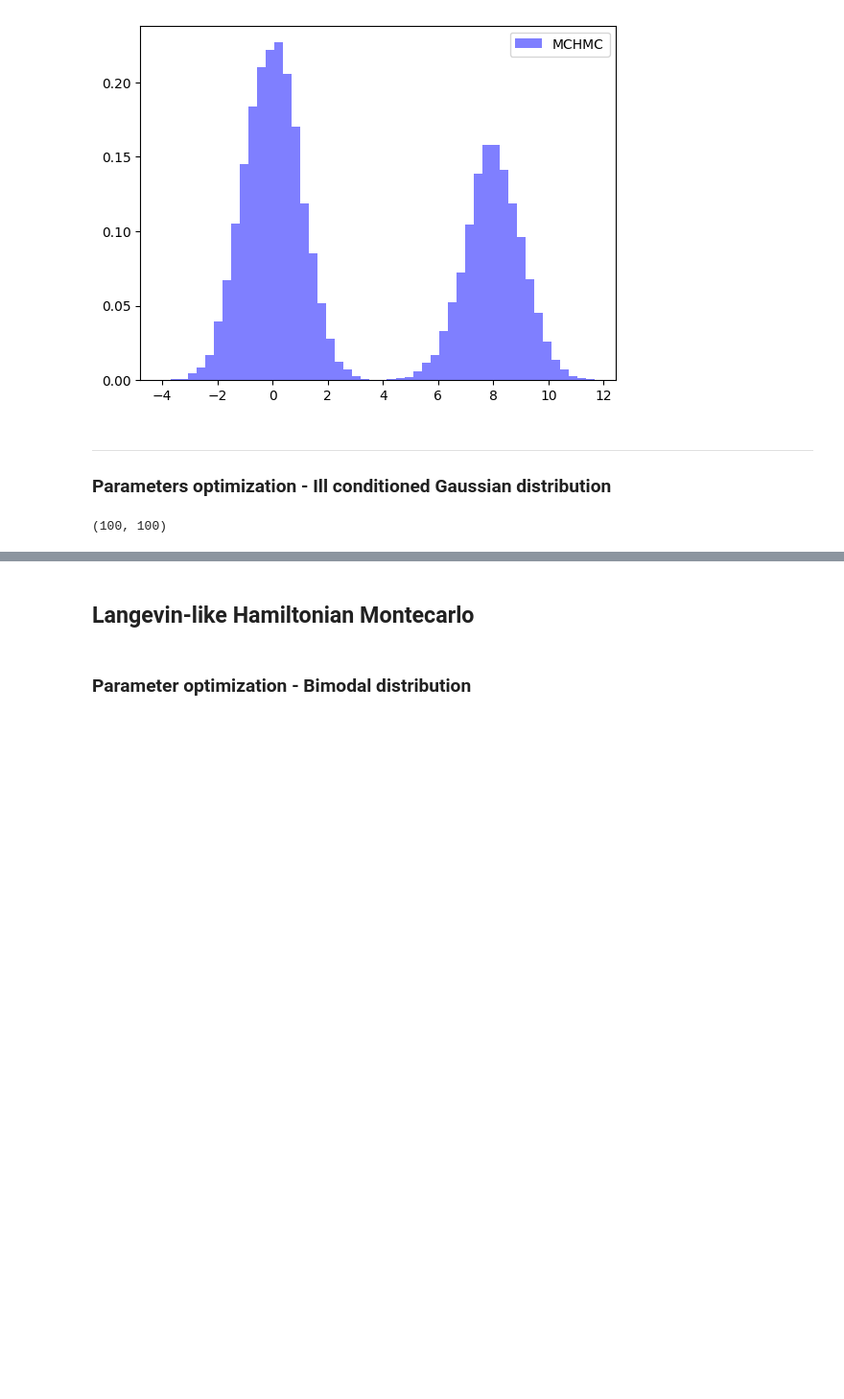
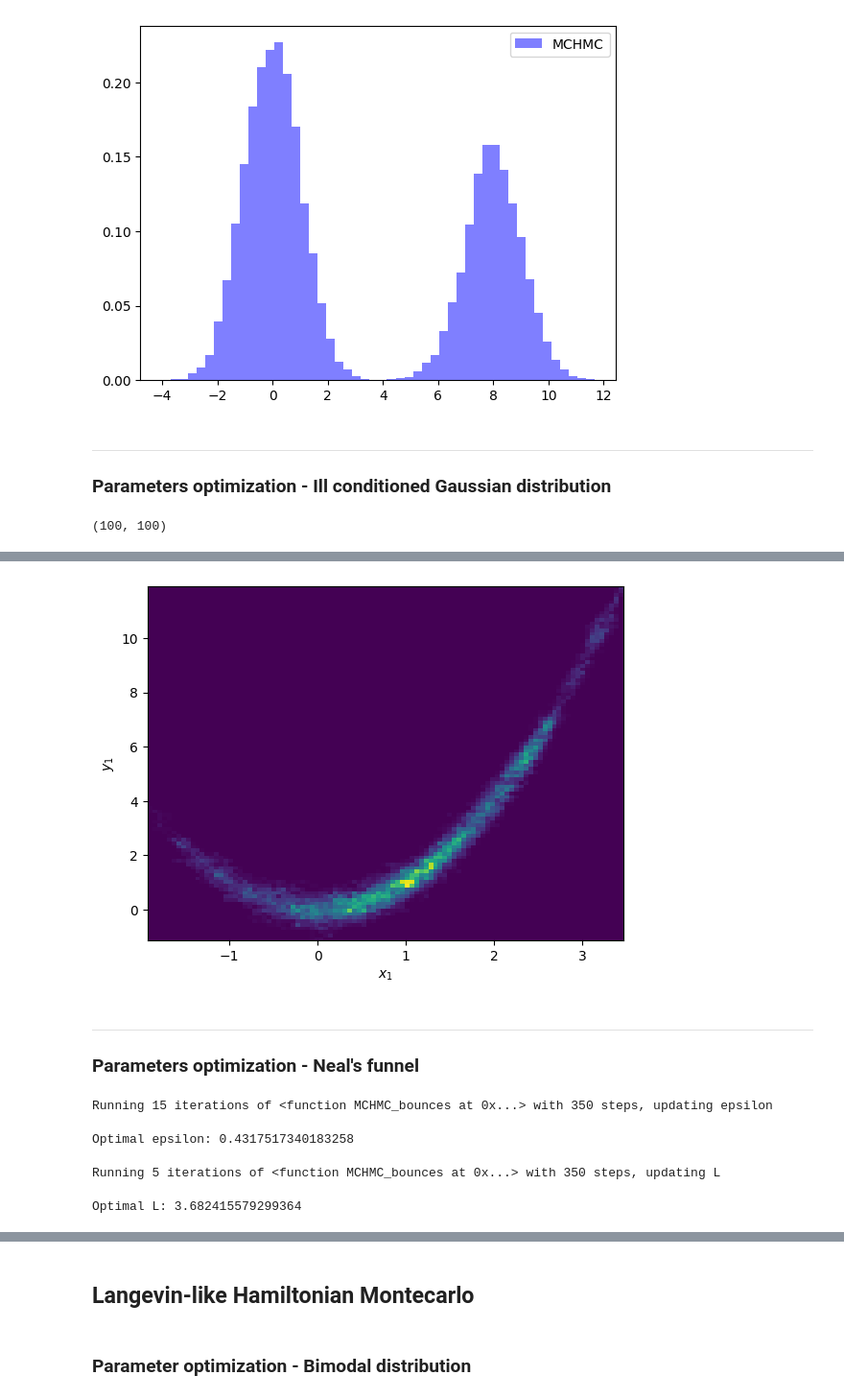
Before and after one commit to GiancarloSaran/MCHMC, a Jupyter notebook: main.ipynb, the cells around one changed output, grey strips where cells are left out. Shown at 96% size. Drawn from its saved outputs; the diff is of its cells as text; code cells hidden in the pictures; blank space fills up the shorter version.

```diff
--- a/main.ipynb
+++ b/main.ipynb
@@ -232,0 +222,30 @@ plt.show()
+# %%
+plt.hist2d(X[:, 0], X[:, 1], 100)
+plt.xlabel(fr'$x_1$')
+plt.ylabel(fr'$y_1$')
+plt.show()
+# %% [output]
+[figure, added]
+# %% [markdown]
+---------------
+
+### Parameters optimization - Neal's funnel
+# %%
+d = 20
+N = 350
+eps_values, sigma_effs, _ = aut.tune_eps(d=d, N=N, L=np.sqrt(d), fn=funct.neals_funnel,
+                                         algorithm=MCHMC.MCHMC_bounces, iterations=15, debug=False)
+sigma_eff = np.mean(sigma_effs)
+eps_opt = np.mean(eps_values)
+print(f'Optimal epsilon: {eps_opt}')
+# %% [output]
+Running 15 iterations of <function MCHMC_bounces at 0x...> with 350 steps, updating epsilon
+Optimal epsilon: 0.4317517340183258
+# %%
+# Optimizing L
+L_values = aut.tune_L(sigma_eff, eps_opt, d, N=N, fn=funct.neals_funnel, algorithm=MCHMC.MCHMC_bounces, iterations=5)
+L_opt = np.mean(L_values)
+print(f'Optimal L: {L_opt}')
+# %% [output]
+Running 5 iterations of <function MCHMC_bounces at 0x...> with 350 steps, updating L
+Optimal L: 3.682415579299364
```
Also changed, not shown: parts of 15 cells of this notebook, 3 other files.
